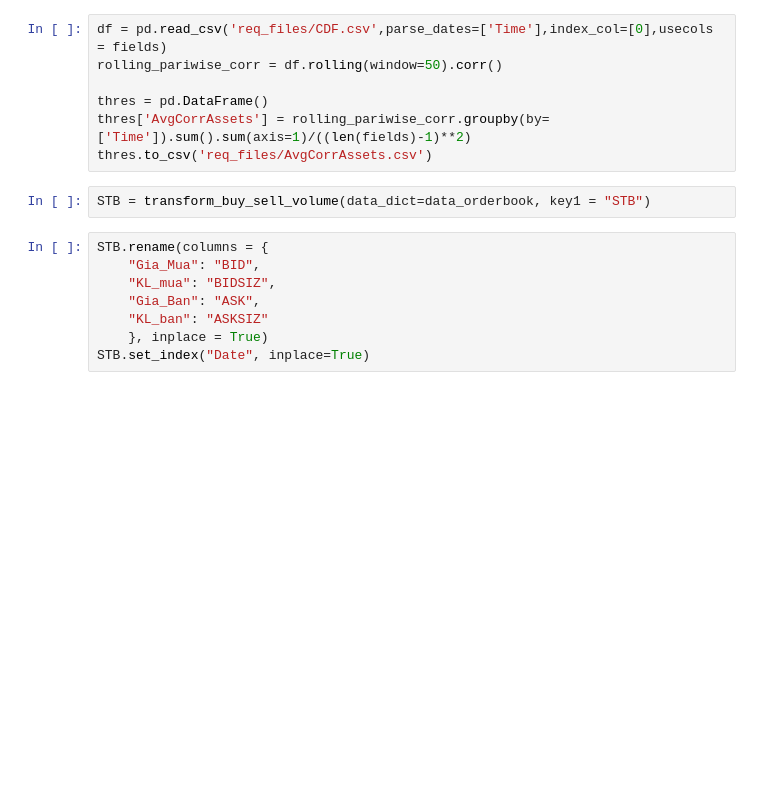
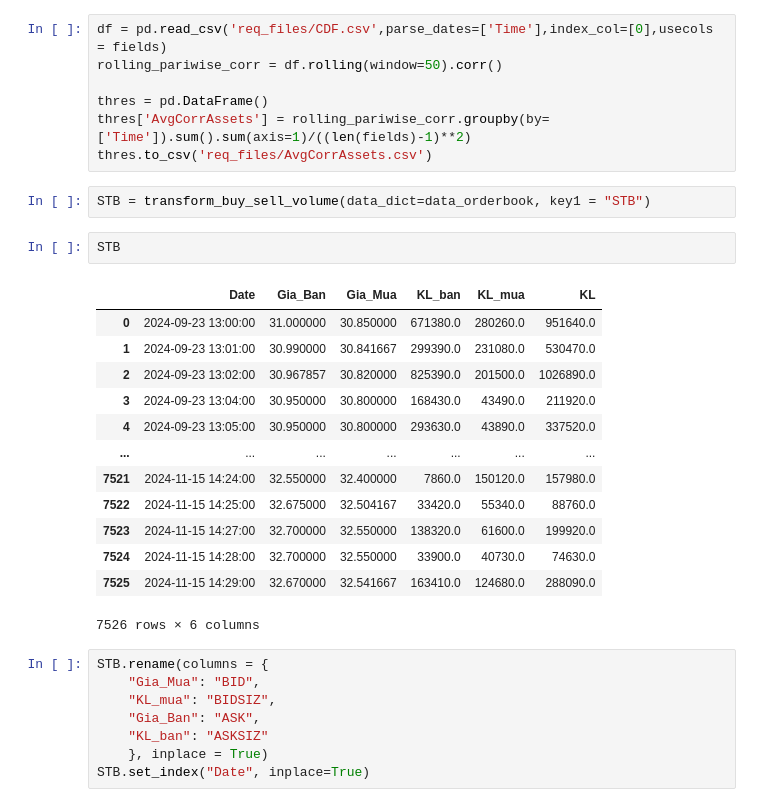
Before and after one commit to HoaPham119/thesis, a Jupyter notebook: code/data_test.ipynb, the cells around one changed output. Cells and saved outputs as stored; diff of their text form; blank space fills up the shorter version.

```diff
--- a/code/data_test.ipynb
+++ b/code/data_test.ipynb
@@ -134,6 +131,22 @@ thres['AvgCorrAssets'] = rolling_pariwise_corr.groupby(by=['Time']).sum().sum(ax
 thres.to_csv('req_files/AvgCorrAssets.csv')
 # %%
 STB = transform_buy_sell_volume(data_dict=data_orderbook, key1 = "STB")
+# %%
+STB
+# %% [output]
+|  | Date | Gia_Ban | Gia_Mua | KL_ban | KL_mua | KL |
+| 0 | 2024-09-23 13:00:00 | 31.000000 | 30.850000 | 671380.0 | 280260.0 | 951640.0 |
+| 1 | 2024-09-23 13:01:00 | 30.990000 | 30.841667 | 299390.0 | 231080.0 | 530470.0 |
+| 2 | 2024-09-23 13:02:00 | 30.967857 | 30.820000 | 825390.0 | 201500.0 | 1026890.0 |
+| 3 | 2024-09-23 13:04:00 | 30.950000 | 30.800000 | 168430.0 | 43490.0 | 211920.0 |
+| 4 | 2024-09-23 13:05:00 | 30.950000 | 30.800000 | 293630.0 | 43890.0 | 337520.0 |
+| ... | ... | ... | ... | ... | ... | ... |
+| 7521 | 2024-11-15 14:24:00 | 32.550000 | 32.400000 | 7860.0 | 150120.0 | 157980.0 |
+| 7522 | 2024-11-15 14:25:00 | 32.675000 | 32.504167 | 33420.0 | 55340.0 | 88760.0 |
+| 7523 | 2024-11-15 14:27:00 | 32.700000 | 32.550000 | 138320.0 | 61600.0 | 199920.0 |
+| 7524 | 2024-11-15 14:28:00 | 32.700000 | 32.550000 | 33900.0 | 40730.0 | 74630.0 |
+| 7525 | 2024-11-15 14:29:00 | 32.670000 | 32.541667 | 163410.0 | 124680.0 | 288090.0 |
+7526 rows × 6 columns
 # %%
 STB.rename(columns = {
     "Gia_Mua": "BID",
```
Also changed, not shown: parts of 3 cells of this notebook, 1 other file.
